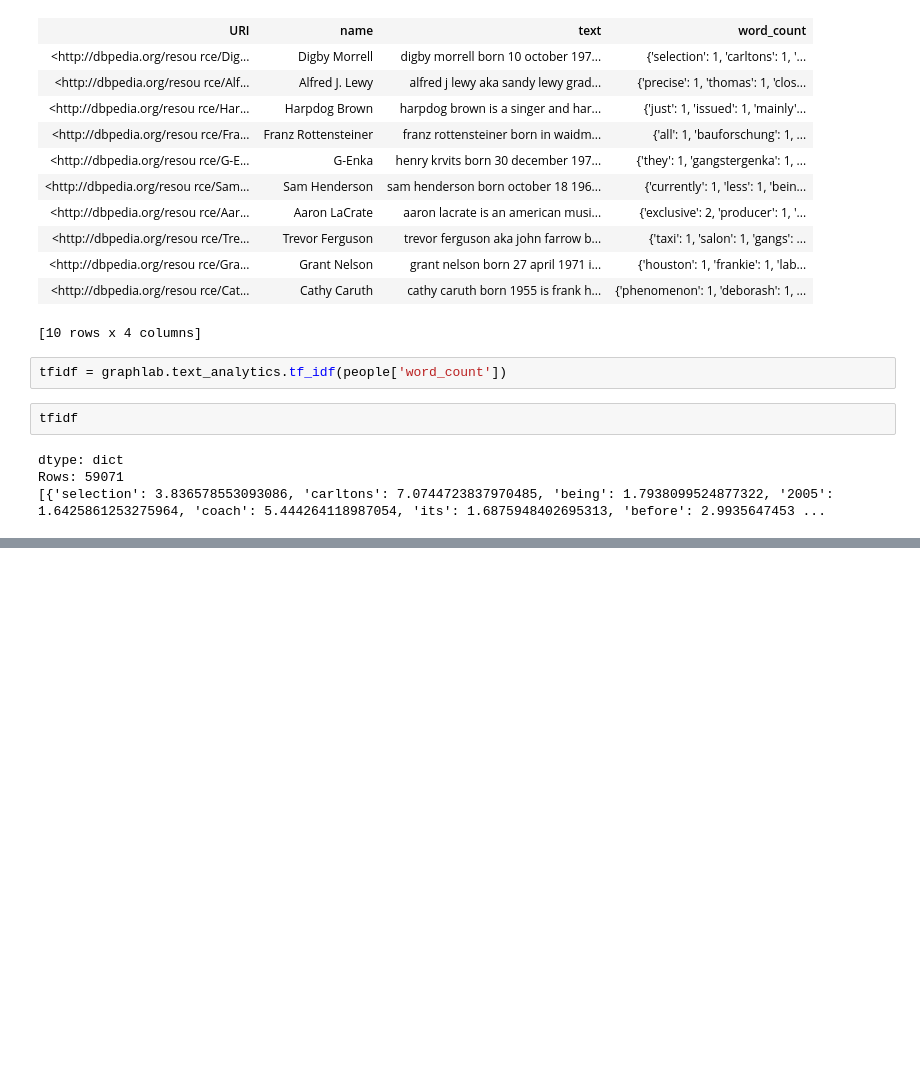
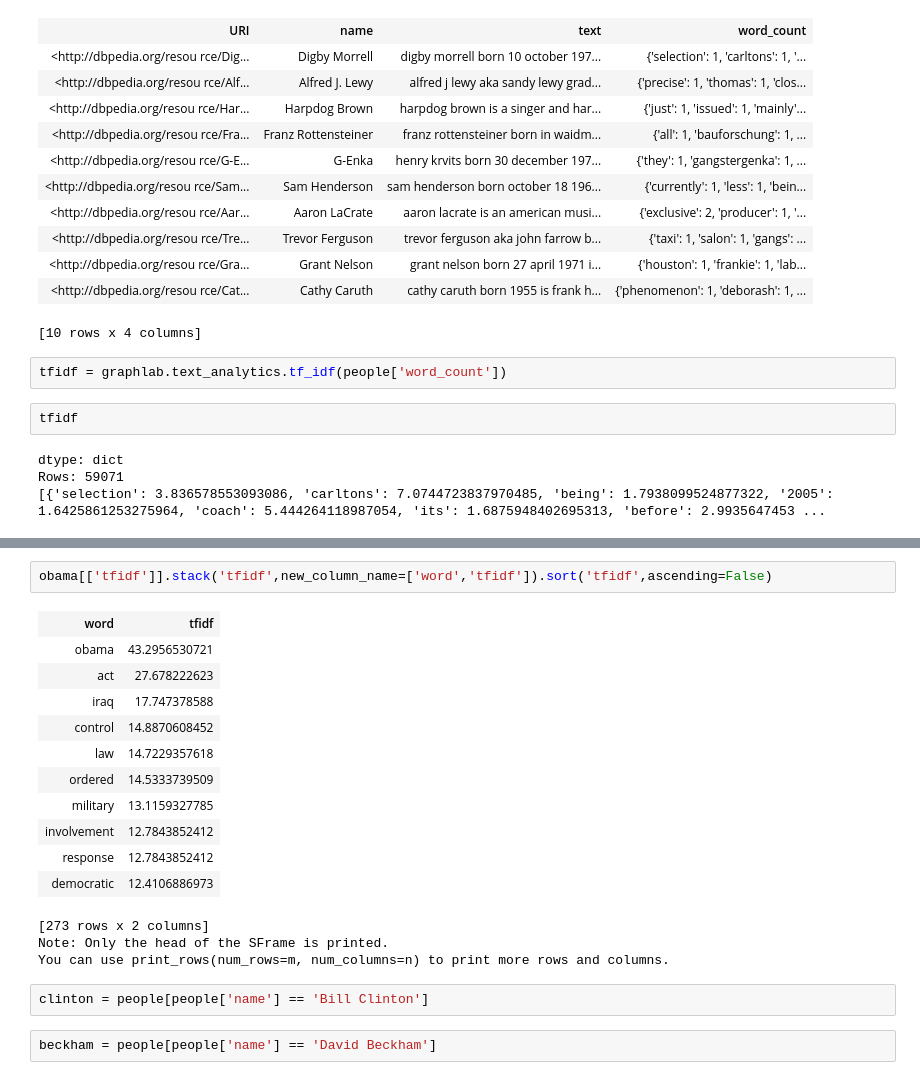
Before and after one commit to anand9522/Document-Retrieval, a Jupyter notebook: Clustering.ipynb, the cells around one changed output, grey strips where cells are left out. Saved outputs shown, nothing was run; the diff lists cells and outputs as text; blank space fills up the shorter version.

```diff
--- a/Clustering.ipynb
+++ b/Clustering.ipynb
@@ -159,0 +192,21 @@ Rows: 59071
+# %%
+obama[['tfidf']].stack('tfidf',new_column_name=['word','tfidf']).sort('tfidf',ascending=False)
+# %% [output]
+| word | tfidf |
+| obama | 43.2956530721 |
+| act | 27.678222623 |
+| iraq | 17.747378588 |
+| control | 14.8870608452 |
+| law | 14.7229357618 |
+| ordered | 14.5333739509 |
+| military | 13.1159327785 |
+| involvement | 12.7843852412 |
+| response | 12.7843852412 |
+| democratic | 12.4106886973 |
+[273 rows x 2 columns]
+Note: Only the head of the SFrame is printed.
+You can use print_rows(num_rows=m, num_columns=n) to print more rows and columns.
+# %%
+clinton = people[people['name'] == 'Bill Clinton']
+# %%
+beckham = people[people['name'] == 'David Beckham']
```
Also changed, not shown: parts of 10 cells of this notebook.
